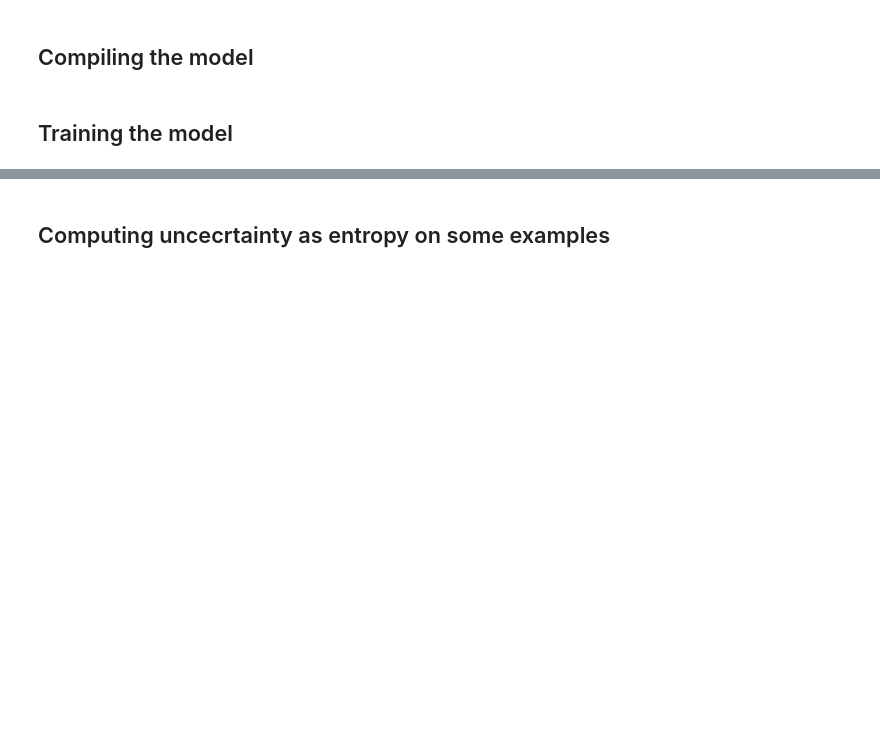
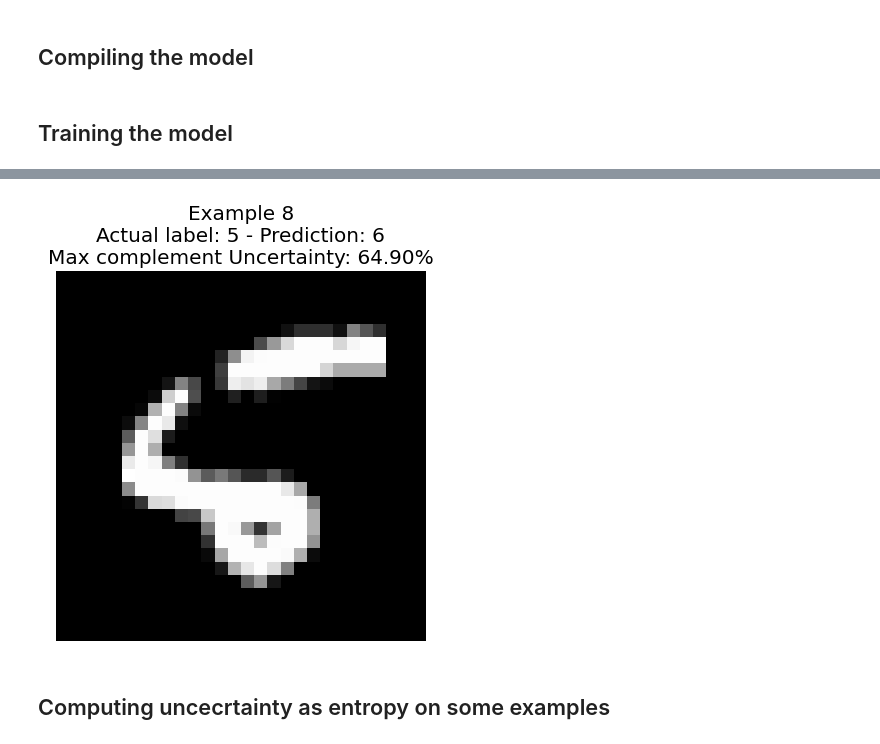
Before and after one commit to nicopellegrinelli/roby, a Jupyter notebook: code/InitialInvestigation.ipynb, the cells around one changed output, grey strips where cells are left out. Saved outputs shown, nothing was run; the diff lists cells and outputs as text; code cells hidden in the pictures; blank space fills up the shorter version.

```diff
--- a/code/InitialInvestigation.ipynb
+++ b/code/InitialInvestigation.ipynb
@@ -83,3 +130,14 @@ plt.show()
+# %%
+# Compute uncertainty for image 8 in the dataset, that shows to be complex to be predicted
+output, uncertainty = predict_with_max_complement(x_test[8])
+actual = np.argmax(y_test[8])
+# Plot the image
+plt.imshow(x_test[8].reshape(28, 28), cmap='gray')
+plt.title(f"Example 8\nActual label: {actual} - Prediction: {output}\nMax complement Uncertainty: {uncertainty*100:.2f}%")
+plt.axis('off')
+plt.show()
+# %% [output]
+[figure, added]
 # %% [markdown]
 ## Computing uncecrtainty as entropy on some examples
 # %%
```
Also changed, not shown: parts of 31 cells of this notebook.
